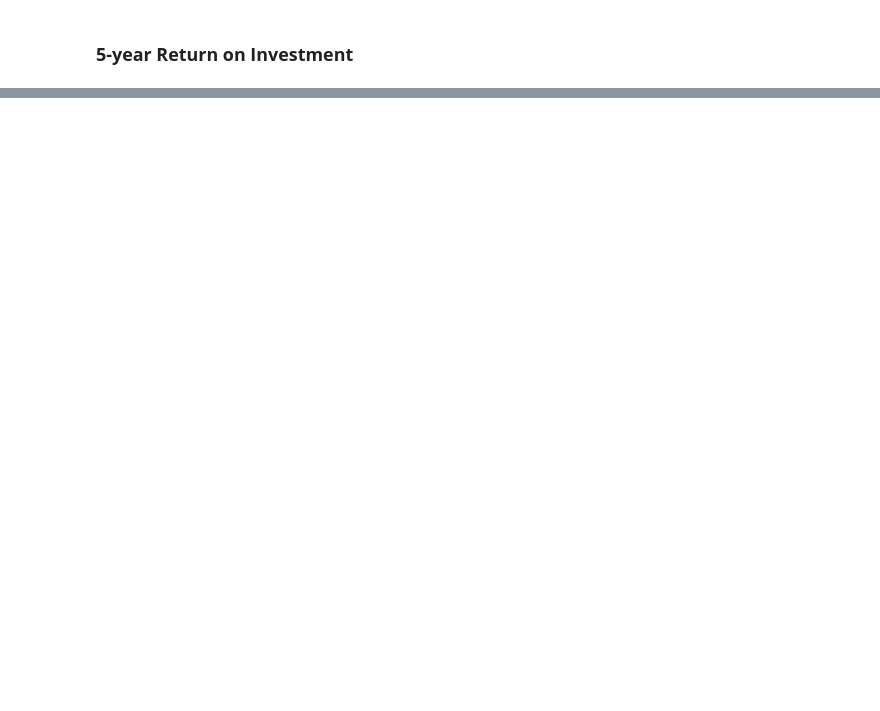
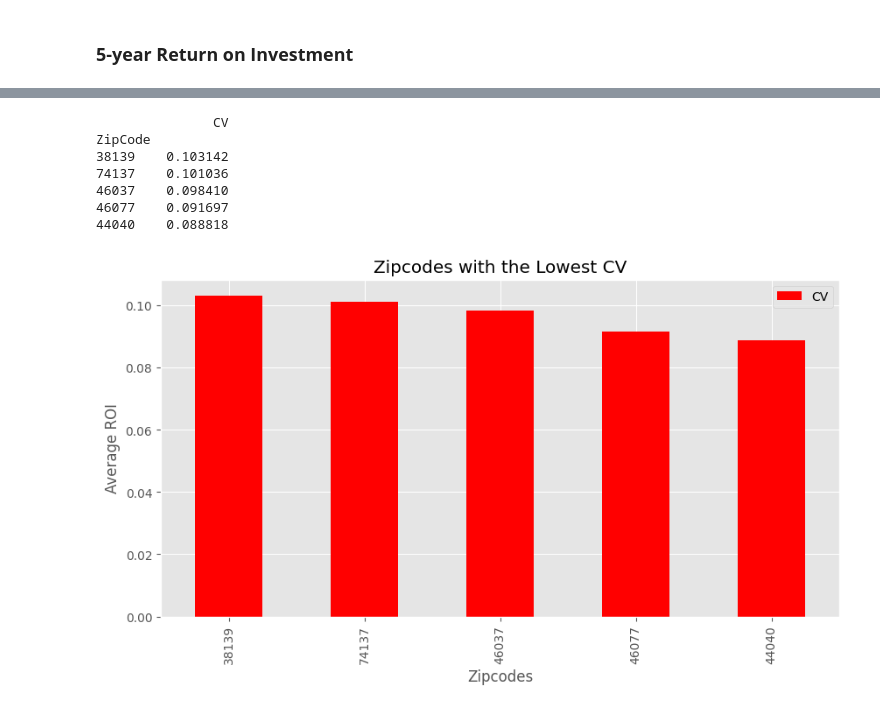
Before and after one commit to charles4data/Forecasting-Real-Estate-Prices---Time-Series-Modeling, a Jupyter notebook: Time_series_Analysis_Project.ipynb, the cells around one changed output, grey strips where cells are left out. Saved outputs shown, nothing was run; the diff lists cells and outputs as text; code cells hidden in the pictures; blank space fills up the shorter version.

```diff
--- a/Time_series_Analysis_Project.ipynb
+++ b/Time_series_Analysis_Project.ipynb
@@ -656,0 +592,26 @@ data_top10.shape
+# %%
+# Create a DataFrame of the bottom 5 zip codes
+bottom_zipcodes_CV = pd.DataFrame(top_zipcodes_df.groupby("ZipCode")["CV"].mean().sort_values(ascending=False).tail(5))
+print(bottom_zipcodes_CV)
+
+# Create a bar chart of the average ROI
+fig, ax = plt.subplots(1, 1, figsize=(10, 5))
+bottom_zipcodes_CV.plot(kind='bar', ax=ax, color="red")
+
+# Set the title, labels, and ticks
+plt.title("Zipcodes with the Lowest CV")
+ax.set_ylabel("Average ROI");
+ax.set_xlabel("Zipcodes")
+# plt.xticks(fontsize= 18)
+
+# Show the bar chart
+plt.show()
+# %% [output]
+               CV
+ZipCode
+38139    0.103142
+74137    0.101036
+46037    0.098410
+46077    0.091697
+44040    0.088818
+[figure, added]
```
Also changed, not shown: parts of 115 cells of this notebook, 9 other files.
